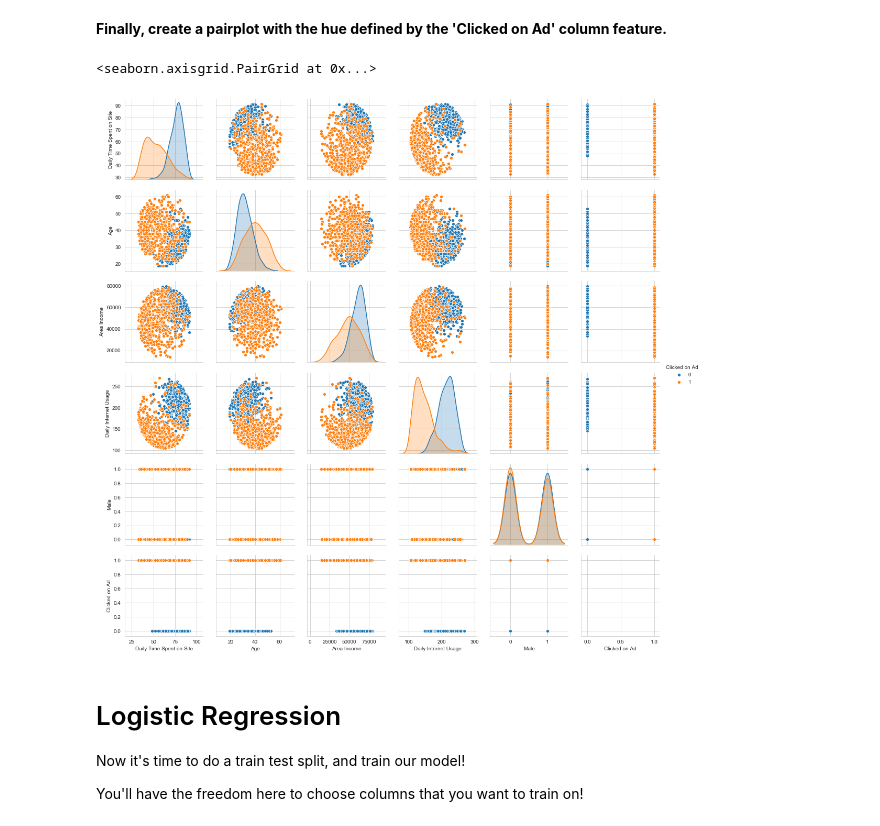
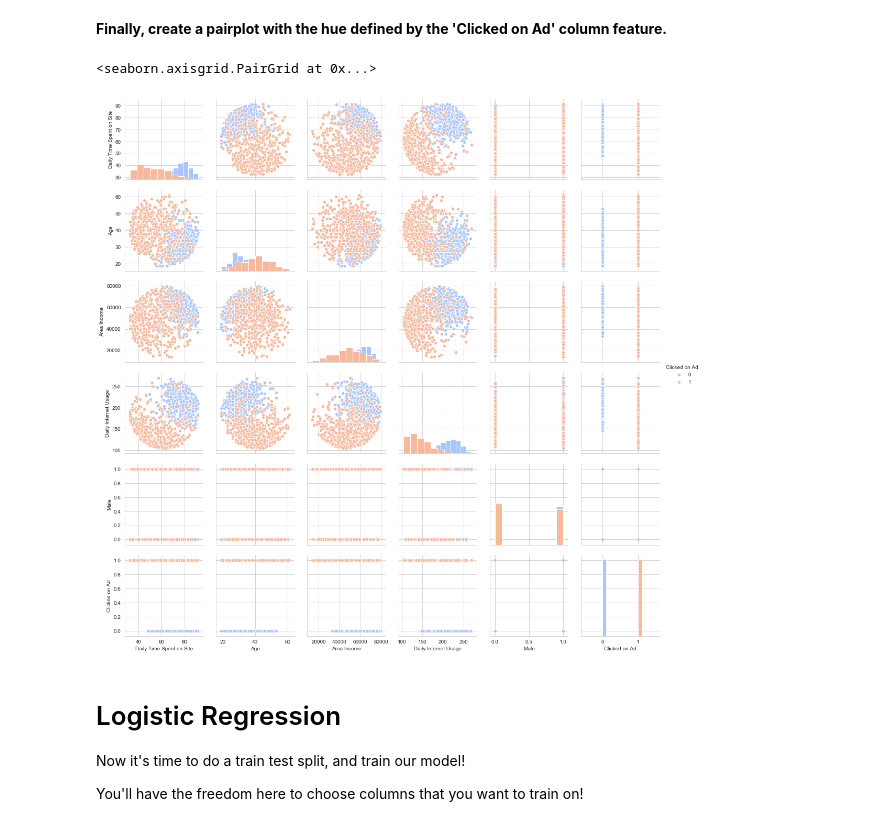
Before and after one commit to Madhur6234/Machine-Learning-Exercise-Projects, a Jupyter notebook: Advertising/Advertising with Logistic Regression.ipynb, the cells around one changed output. Drawn from its saved outputs; the diff is of its cells as text; code cells hidden in the pictures.

```diff
--- a/Advertising/Advertising with Logistic Regression.ipynb
+++ b/Advertising/Advertising with Logistic Regression.ipynb
@@ -113,10 +109,10 @@ sns.jointplot(x='Daily Time Spent on Site', y='Daily Internet Usage', data=ad_da
 # %% [markdown]
 **Finally, create a pairplot with the hue defined by the 'Clicked on Ad' column feature.**
 # %%
-sns.pairplot(ad_data, hue='Clicked on Ad')
+sns.pairplot(ad_data, hue='Clicked on Ad', diag_kind="hist", palette="coolwarm")
 # %% [output]
 <seaborn.axisgrid.PairGrid at 0x...>
-[figure, old version]
+[figure, new version]
 # %% [markdown]
 # Logistic Regression
 
```
Also changed, not shown: parts of 1 cell of this notebook.
